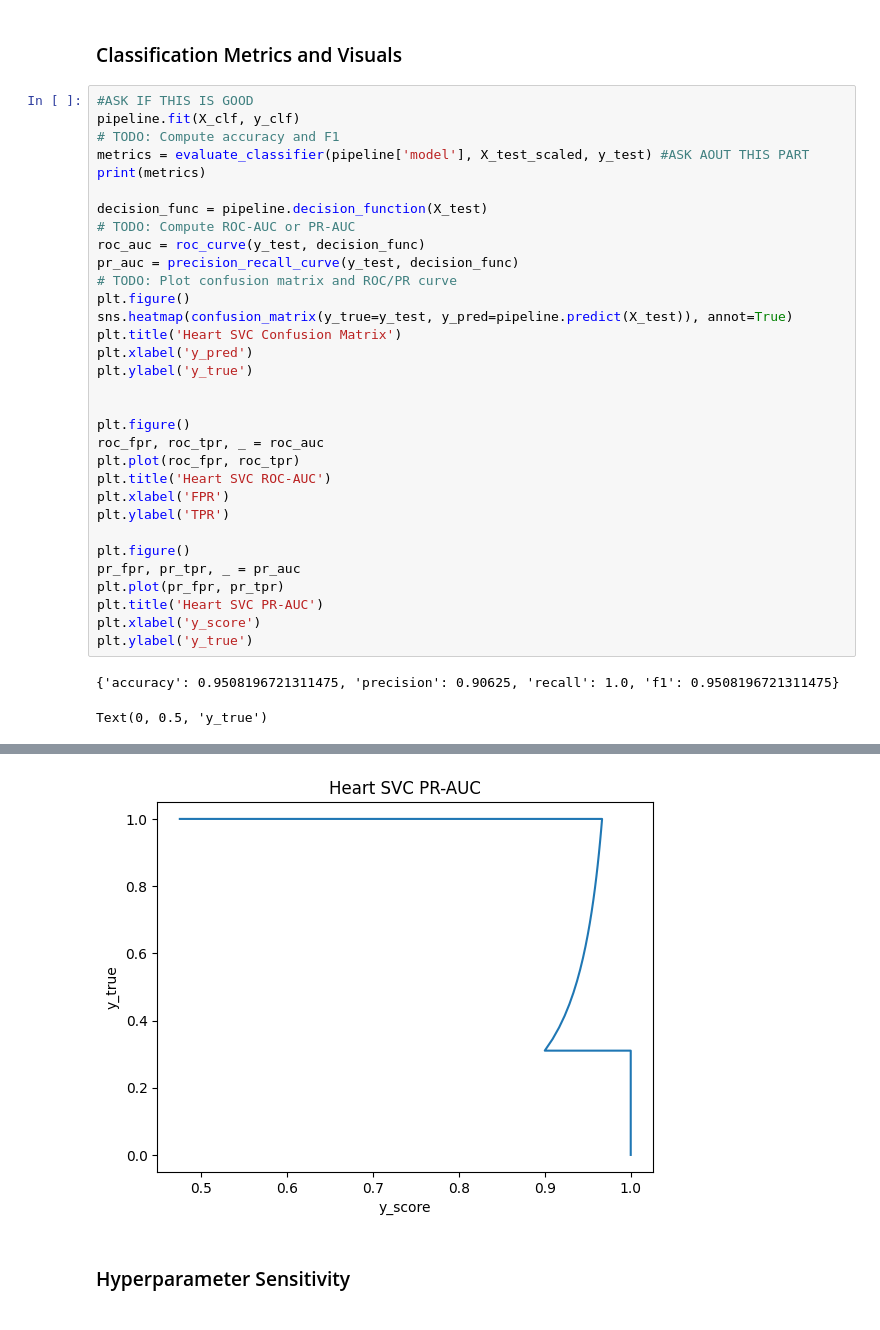
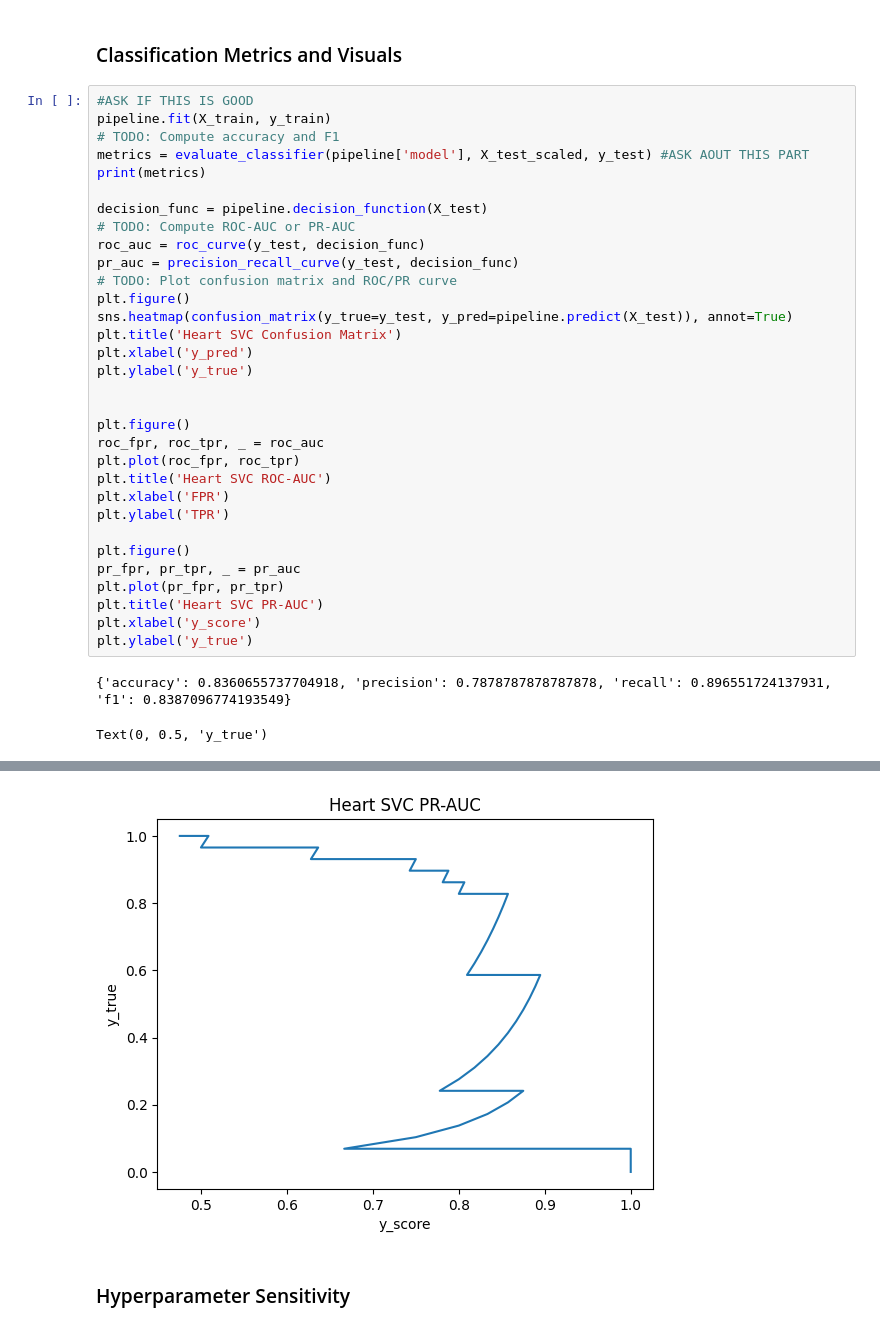
Before and after one commit to csci1851/homework-3-mprenovitz, a Jupyter notebook: src/playground.ipynb, the cells around one changed output, grey strips where cells are left out. Drawn from its saved outputs; the diff is of its cells as text.

```diff
--- a/src/playground.ipynb
+++ b/src/playground.ipynb
@@ -263,7 +262,7 @@ Name: 266, dtype: object
 ### Classification Metrics and Visuals
 # %%
 #ASK IF THIS IS GOOD
-pipeline.fit(X_clf, y_clf)
+pipeline.fit(X_train, y_train)
 # TODO: Compute accuracy and F1
 metrics = evaluate_classifier(pipeline['model'], X_test_scaled, y_test) #ASK AOUT THIS PART
 print(metrics)
@@ -294,5 +293,5 @@ plt.title('Heart SVC PR-AUC')
 plt.xlabel('y_score')
 plt.ylabel('y_true')
 # %% [output]
-{'accuracy': 0.9508196721311475, 'precision': 0.90625, 'recall': 1.0, 'f1': 0.9508196721311475}
+{'accuracy': 0.8360655737704918, 'precision': 0.7878787878787878, 'recall': 0.896551724137931, 'f1': 0.8387096774193549}
 Text(0, 0.5, 'y_true')
@@ -301,4 +300,4 @@ Text(0, 0.5, 'y_true')
-[figure, old version]
+[figure, new version]
 # %% [markdown]
 ### Hyperparameter Sensitivity
 # %%
```
Also changed, not shown: parts of 10 cells of this notebook, 6 other files.
